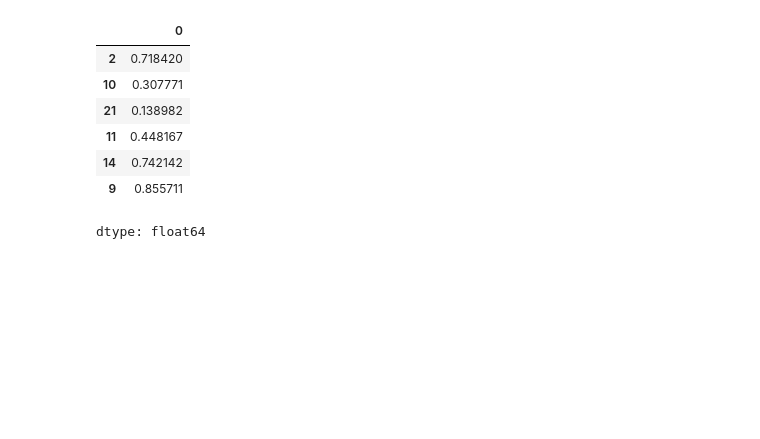
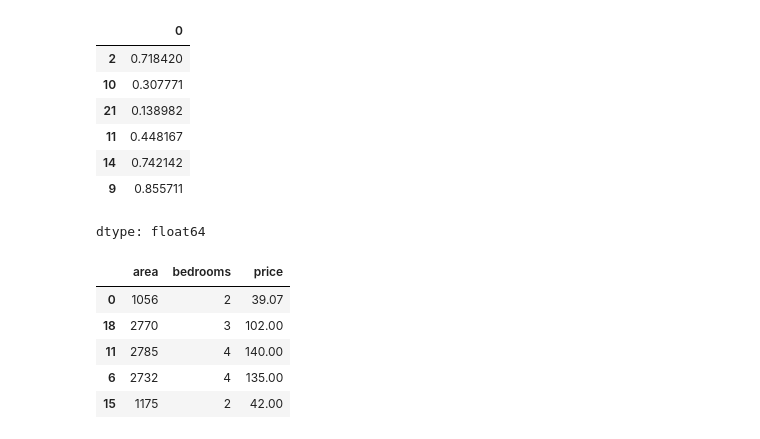
Before and after one commit to nickmirunsw/py-learning, a Jupyter notebook: tensorflow/tfnm.ipynb, the cells around one changed output. Cells and saved outputs as stored; diff of their text form; code cells hidden in the pictures; blank space fills up the shorter version.

```diff
--- a/tensorflow/tfnm.ipynb
+++ b/tensorflow/tfnm.ipynb
@@ -578,0 +584,10 @@ dtype: float64
+# %%
+df2 = pd.read_csv("https://raw.githubusercontent.com/codebasics/deep-learning-keras-tf-tutorial/refs/heads/master/8_sgd_vs_gd/homeprices_banglore.csv")
+df2.sample(5)
+# %% [output]
+|  | area | bedrooms | price |
+| 0 | 1056 | 2 | 39.07 |
+| 18 | 2770 | 3 | 102.00 |
+| 11 | 2785 | 4 | 140.00 |
+| 6 | 2732 | 4 | 135.00 |
+| 15 | 1175 | 2 | 42.00 |
```
Also changed, not shown: parts of 17 cells of this notebook.
